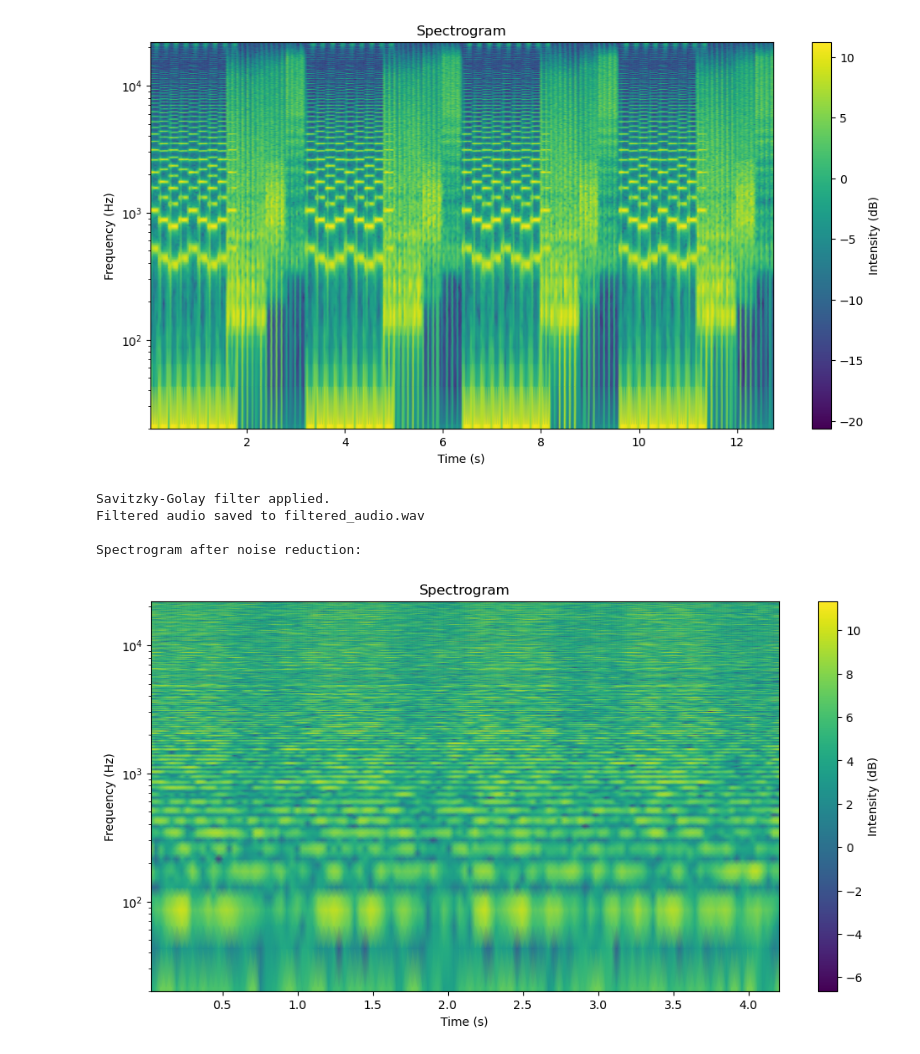
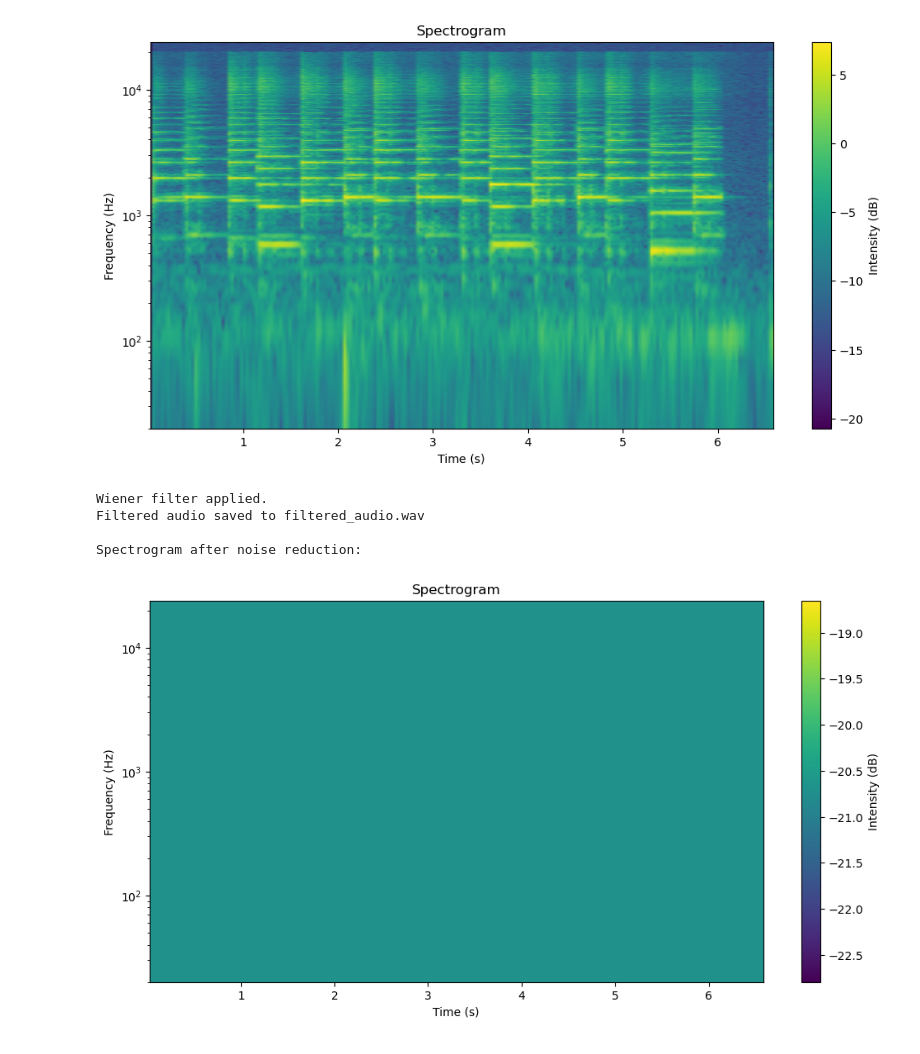
Before and after one commit to SerafimChereshnikov224/Audio-visual-information-processing, a Jupyter notebook: lab_9.ipynb, the cells around one changed output. Drawn from its saved outputs; the diff is of its cells as text; code cells hidden in the pictures.

```diff
--- a/lab_9.ipynb
+++ b/lab_9.ipynb
@@ -22,14 +258,7 @@ def create_spectrogram(audio_file, window='hann', n_fft=2048, hop_length=512, lo
 
     window_func = windows.get_window(window, n_fft)
 
-    frequencies, times, spectrogram_data = spectrogram(
-        audio_data,
-        fs=sample_rate,
-        window=window_func,
-        nperseg=n_fft,
-        noverlap=hop_length,
-        detrend=False
-    )
+    frequencies, times, spectrogram_data = spectrogram(audio_data,fs=sample_rate,window=window_func,nperseg=n_fft,noverlap=hop_length,detrend=False)
 
     if log_scale:
         spectrogram_data = np.log(spectrogram_data + 1e-9)
@@ -77,39 +306,39 @@ def find_high_energy_moments(spectrogram_data, times, frequencies, delta_t=0.1,
 
     for i in range(num_time_windows):
         start_time = i * delta_t
         end_time = start_time + delta_t
 
         time_indices = np.where((times >= start_time) & (times < end_time))[0]
         freq_indices = np.where(frequencies <= delta_f)[0]
 
         spectrogram_subset = spectrogram_data[freq_indices[:, None], time_indices]
         total_energy = np.sum(spectrogram_subset)
 
         high_energy_moments.append((start_time, total_energy))
 
     high_energy_moments.sort(key=lambda x: x[1], reverse=True)
 
     print("High energy moments:")
     for time, energy in high_energy_moments[:10]:
         print(f"Time: {time:.2f} s, Energy: {energy:.2f}")
 
     return high_energy_moments
 
 def main():
-    audio_file = "baraban.wav"
+    audio_file = "piano.wav"
     sample_rate, audio_data, spectrogram_data, frequencies, times = create_spectrogram(audio_file, log_scale=True)
-    filtered_audio = noise_reduction(audio_data, sample_rate, spectrogram_data, frequencies, times, method='savgol')
+    filtered_audio = noise_reduction(audio_data, sample_rate, spectrogram_data, frequencies, times, method='wiener')
     print("\nSpectrogram after noise reduction:")
     create_spectrogram("filtered_audio.wav", log_scale=True)
     high_energy_moments = find_high_energy_moments(spectrogram_data, times, frequencies)
 
 if __name__ == "__main__":
     main()
 # %% [output]
-[figure, old version]
+[figure, new version]
-Savitzky-Golay filter applied.
+Wiener filter applied.
 Filtered audio saved to filtered_audio.wav
 
 Spectrogram after noise reduction:
-[figure, old version]
+[figure, new version]
 High energy moments:
```
Also changed, not shown: parts of 4 cells of this notebook, 1 other file.
